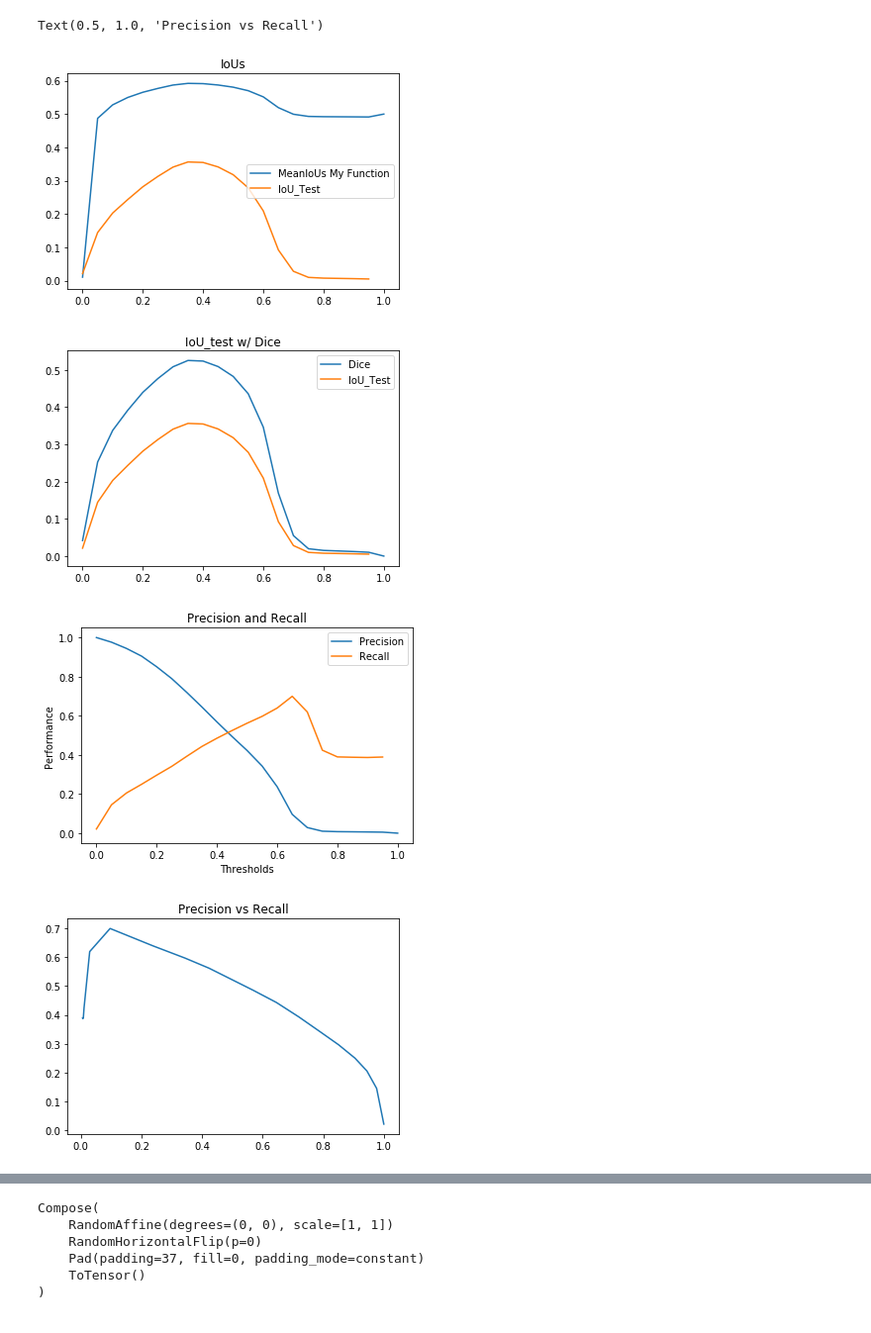
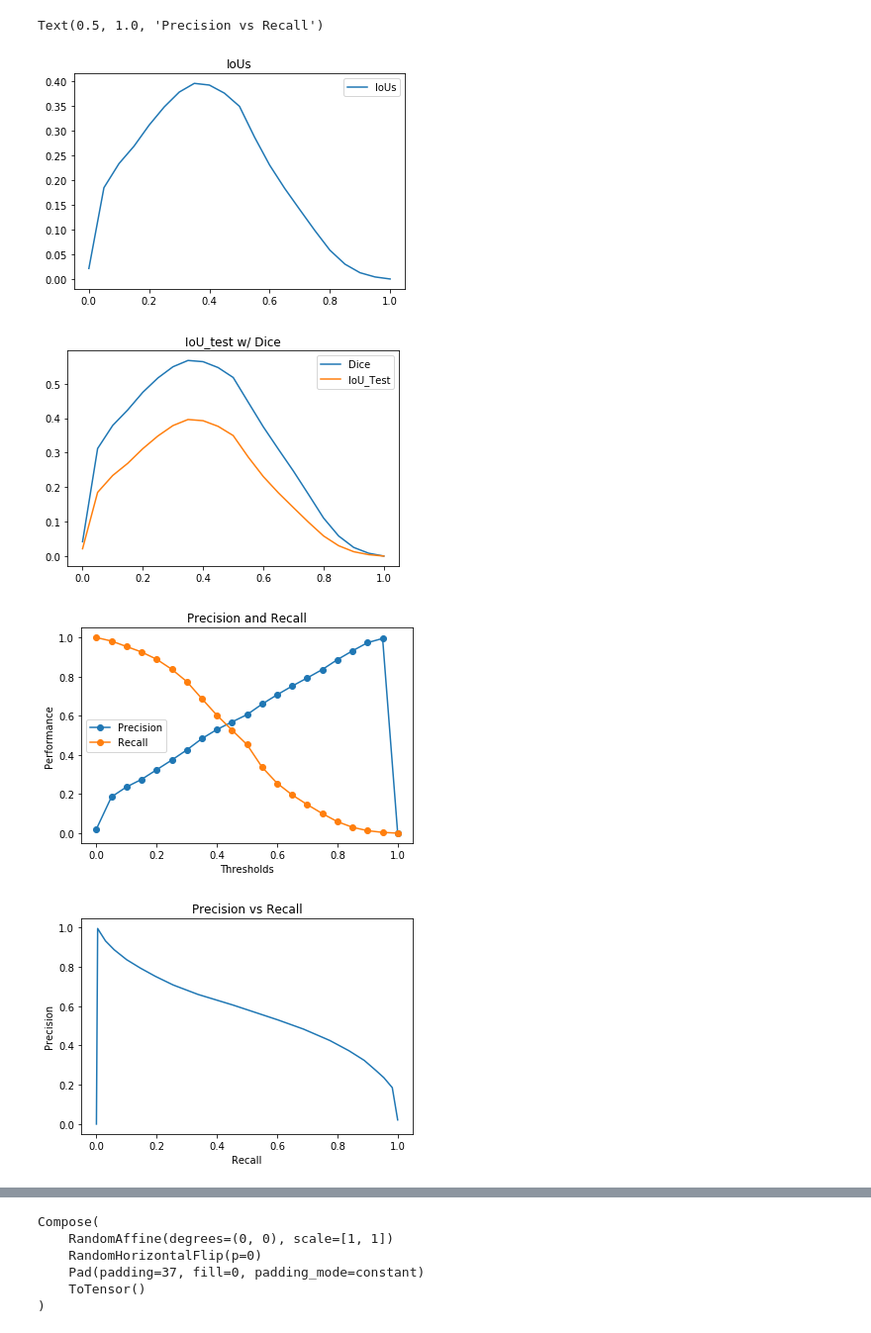
Before and after one commit to mccrinbc/TBI_Segmentation, a Jupyter notebook: smp_main.ipynb, the cells around one changed output, grey strips where cells are left out. Shown at 99% size. Cells and saved outputs as stored; diff of their text form; code cells hidden in the pictures.

```diff
--- a/smp_main.ipynb
+++ b/smp_main.ipynb
@@ -156,7 +169,7 @@ def Weights(labels):
 # %%
 train_size = 0.75
 batch_size = 12
-EPOCHS = 100
+EPOCHS = 40
 lr = 0.0001
 aug_angle = 25
 aug_scale = [1,1.5]
@@ -688,0 +723,5 @@ IoU_test
+# %%
+#If the best threshold is not a variable, we're probably missing info.
+#Load this into memory.
+with open('/home/mccrinbc/results_TBI_model-End-2020-10-05-11/ROC_AUC_results.pkl','rb') as f:
+    TPR_list, FPR_list, precision, thresholds, best_acc_thresh, IoUs, Dice = pickle.load(f)
@@ -688,0 +732,13 @@ IoU_test
+# %%
+TPR_list = np.nan_to_num(TPR_list, nan = 0) #Replace any nans with 0.
+FPR_list = np.nan_to_num(FPR_list, nan = 0) #Replace any nans with 0.
+IoUs = np.nan_to_num(IoUs, nan = 0) #Replace any nans with 0.
+Dice = np.nan_to_num(Dice, nan = 0) #Replace any nans with 0.
+precision = np.nan_to_num(precision, nan = 0) #Replace any nans with 0.|
+
+best_IoU_thresh = thresholds[np.where(IoUs == np.max(IoUs))][0]
+best_Dice_thresh = thresholds[np.where(Dice == np.max(Dice))][0]
+
+print(TPR_list)
+print('')
+print(FPR_list)
@@ -694,11 +762,10 @@ IoU_test
 #IoU from sklearn is probably better.
 
 #Total Error metric does not seem very informative.
-
+difference_array = np.array(TPR_list) - (1-np.array(FPR_list))
 #Utility to Plot Relavent Information
 print(EPOCHS)
-print('Best IoU Threshold',best_IoU_thresh)
-print('Mean IoU: ', np.max(meanIoUs_each_threshold))
+#print('Best IoU Threshold',best_IoU_thresh)
 print('Best Accuracy Threshold:', best_acc_thresh)
 
 sens = TPR_list[abs(difference_array).argmin()]
@@ -708,10 +775,12 @@ print('Optimal Accuracy Sens:', sens)
 print('Optimal Accuracy Spec:', spec)
 
 #copy this over into excel, split with , delimiter.
-print(EPOCHS,best_IoU_thresh,np.max(meanIoUs_each_threshold),best_acc_thresh,sens,spec)
+print(EPOCHS,best_IoU_thresh,np.max(IoUs),best_Dice_thresh,np.max(Dice),best_acc_thresh,sens,spec)
+
 print(' ')
-print('meanIoUs_each_threshold')
-print(meanIoUs_each_threshold)
+print('recall')
+print(TPR_list)
+
 print(' ')
 print('IoUs')
 print(IoUs)
@@ -728,20 +797,19 @@ print('recall')
 print(TPR_list)
 
 plt.figure(1)
-plt.plot(thresholds,meanIoUs_each_threshold)
-plt.plot(thresholds, IoUs)
+plt.plot(thresholds,IoUs)
 plt.title("IoUs")
-plt.legend(['MeanIoUs My Function', 'IoU_Test'])
+plt.legend(['IoUs'])
 
 plt.figure(2)
 plt.plot(thresholds,Dice)
-plt.plot(thresholds,IoU_test)
+plt.plot(thresholds,IoUs)
 plt.title("IoU_test w/ Dice")
 plt.legend(['Dice', 'IoU_Test'])
 
 plt.figure(4)
-plt.plot(thresholds, precision)
-plt.plot(thresholds, TPR_list)
+plt.plot(thresholds, precision, '-o')
+plt.plot(thresholds, TPR_list, '-o')
 plt.title('Precision and Recall')
 plt.xlabel('Thresholds')
 plt.ylabel('Performance')
@@ -749,6 +817,8 @@ plt.legend(['Precision','Recall'])
 
 #Quarter-circle type curve
 plt.figure(5)
-plt.plot(precision,TPR_list)
+plt.plot(TPR_list, precision)
+plt.ylabel('Precision')
+plt.xlabel('Recall')
 plt.title('Precision vs Recall')
 # %% [output]
@@ -772,5 +842,5 @@ recall
 Text(0.5, 1.0, 'Precision vs Recall')
-[figure, old version]
+[figure, new version]
-[figure, old version]
+[figure, new version]
-[figure, old version]
+[figure, new version]
-[figure, old version]
+[figure, new version]
```
Also changed, not shown: parts of 50 cells of this notebook.
